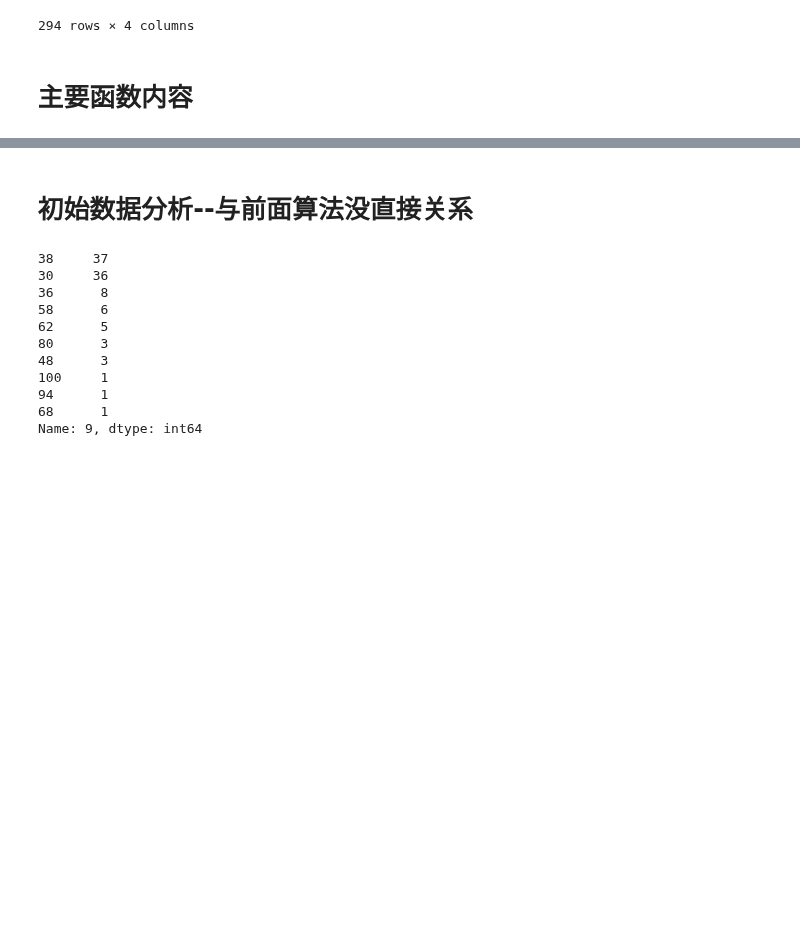
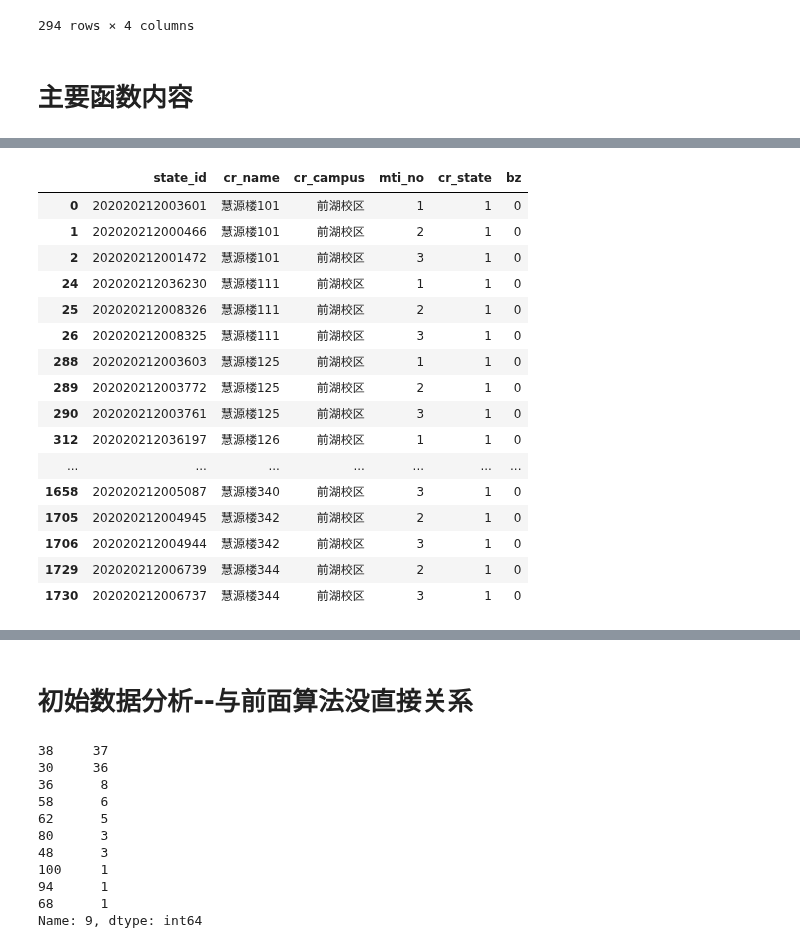
Before and after one commit to dummychicken/NCUjw, a Jupyter notebook: Ke Chen/read_data.ipynb, the cells around one changed output, grey strips where cells are left out. Saved outputs shown, nothing was run; the diff lists cells and outputs as text; code cells hidden in the pictures; blank space fills up the shorter version.

```diff
--- a/Ke Chen/read_data.ipynb
+++ b/Ke Chen/read_data.ipynb
@@ -131,3 +189,23 @@ outdata=alldata[alldata[5]==0]
+# %%
+outdata
+# %% [output]
+|  | state_id | cr_name | cr_campus | mti_no | cr_state | bz |
+| 0 | 202020212003601 | 慧源楼101 | 前湖校区 | 1 | 1 | 0 |
+| 1 | 202020212000466 | 慧源楼101 | 前湖校区 | 2 | 1 | 0 |
+| 2 | 202020212001472 | 慧源楼101 | 前湖校区 | 3 | 1 | 0 |
+| 24 | 202020212036230 | 慧源楼111 | 前湖校区 | 1 | 1 | 0 |
+| 25 | 202020212008326 | 慧源楼111 | 前湖校区 | 2 | 1 | 0 |
+| 26 | 202020212008325 | 慧源楼111 | 前湖校区 | 3 | 1 | 0 |
+| 288 | 202020212003603 | 慧源楼125 | 前湖校区 | 1 | 1 | 0 |
+| 289 | 202020212003772 | 慧源楼125 | 前湖校区 | 2 | 1 | 0 |
+| 290 | 202020212003761 | 慧源楼125 | 前湖校区 | 3 | 1 | 0 |
+| 312 | 202020212036197 | 慧源楼126 | 前湖校区 | 1 | 1 | 0 |
+| ... | ... | ... | ... | ... | ... | ... |
+| 1658 | 202020212005087 | 慧源楼340 | 前湖校区 | 3 | 1 | 0 |
+| 1705 | 202020212004945 | 慧源楼342 | 前湖校区 | 2 | 1 | 0 |
+| 1706 | 202020212004944 | 慧源楼342 | 前湖校区 | 3 | 1 | 0 |
+| 1729 | 202020212006739 | 慧源楼344 | 前湖校区 | 2 | 1 | 0 |
+| 1730 | 202020212006737 | 慧源楼344 | 前湖校区 | 3 | 1 | 0 |
 # %%
 alldata
 # %% [output]
```
Also changed, not shown: parts of 19 cells of this notebook.
